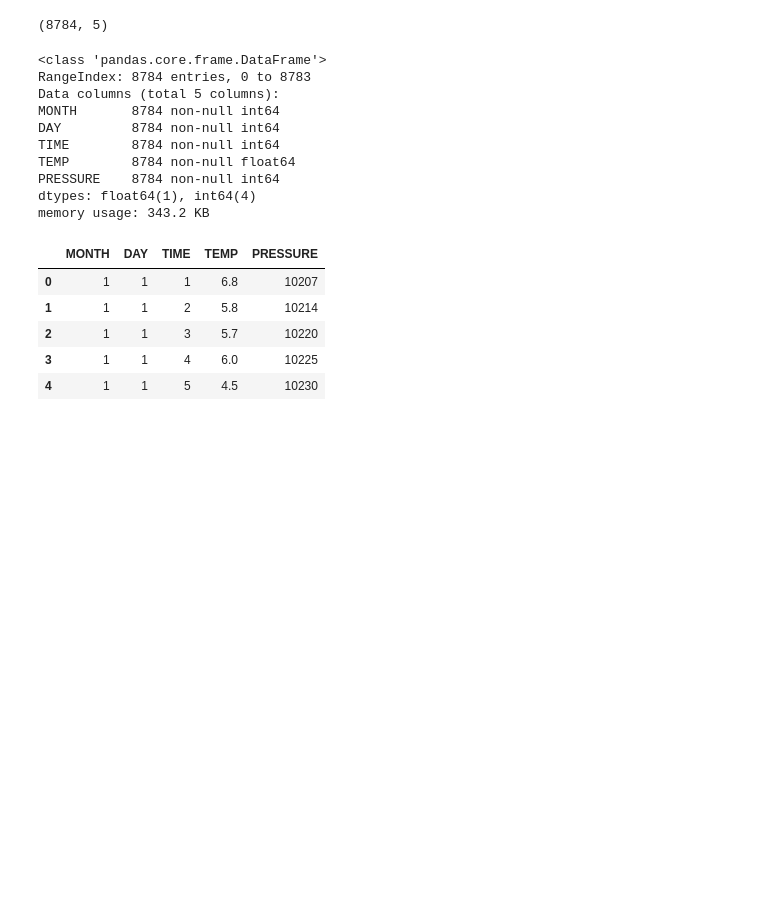
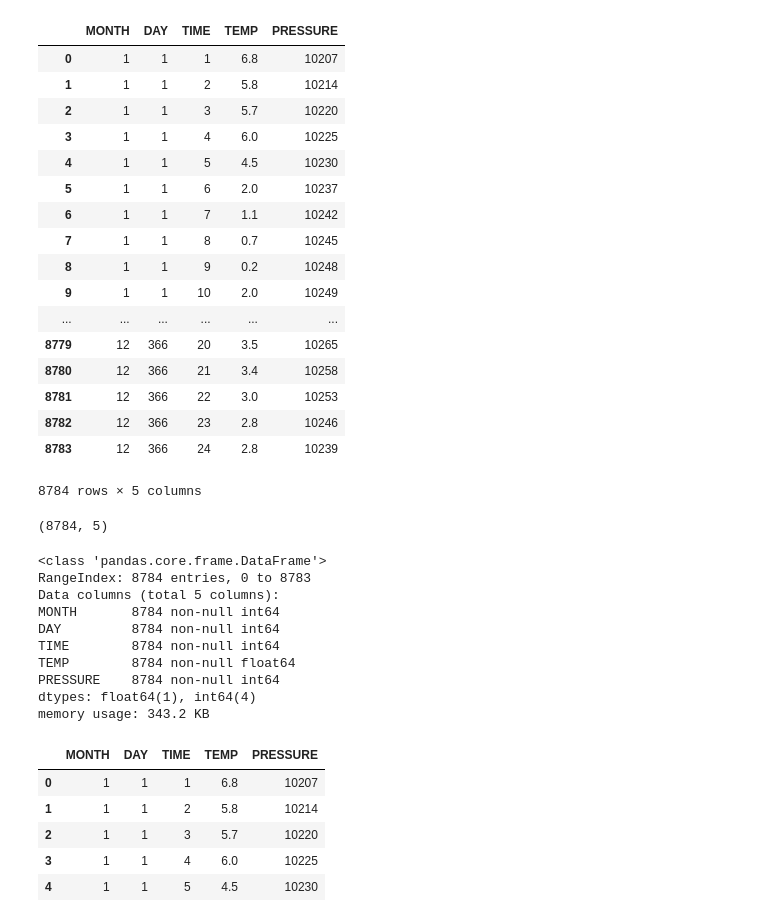
Before and after one commit to imakshayverma/dataviz-course, a Jupyter notebook: Pandas/Exploring a dataset.ipynb, the cells around one changed output. Saved outputs shown, nothing was run; the diff lists cells and outputs as text; code cells hidden in the pictures; blank space fills up the shorter version.

```diff
--- a/Pandas/Exploring a dataset.ipynb
+++ b/Pandas/Exploring a dataset.ipynb
@@ -5,6 +5,26 @@ import pandas as pd
 # %%
 # We read a dataset with weather data from The Netherlands
 df = pd.read_csv('weather.csv')
+df
+# %% [output]
+|  | MONTH | DAY | TIME | TEMP | PRESSURE |
+| 0 | 1 | 1 | 1 | 6.8 | 10207 |
+| 1 | 1 | 1 | 2 | 5.8 | 10214 |
+| 2 | 1 | 1 | 3 | 5.7 | 10220 |
+| 3 | 1 | 1 | 4 | 6.0 | 10225 |
+| 4 | 1 | 1 | 5 | 4.5 | 10230 |
+| 5 | 1 | 1 | 6 | 2.0 | 10237 |
+| 6 | 1 | 1 | 7 | 1.1 | 10242 |
+| 7 | 1 | 1 | 8 | 0.7 | 10245 |
+| 8 | 1 | 1 | 9 | 0.2 | 10248 |
+| 9 | 1 | 1 | 10 | 2.0 | 10249 |
+| ... | ... | ... | ... | ... | ... |
+| 8779 | 12 | 366 | 20 | 3.5 | 10265 |
+| 8780 | 12 | 366 | 21 | 3.4 | 10258 |
+| 8781 | 12 | 366 | 22 | 3.0 | 10253 |
+| 8782 | 12 | 366 | 23 | 2.8 | 10246 |
+| 8783 | 12 | 366 | 24 | 2.8 | 10239 |
+8784 rows × 5 columns
 # %%
 # Ask for the shape of our dataset
 # This returns the number of rows and columns
```
Also changed, not shown: parts of 1 cell of this notebook, 3 other files.
